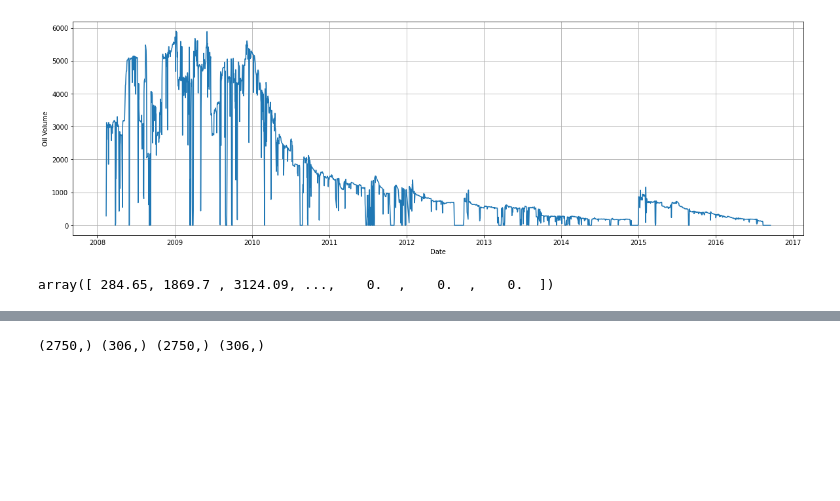
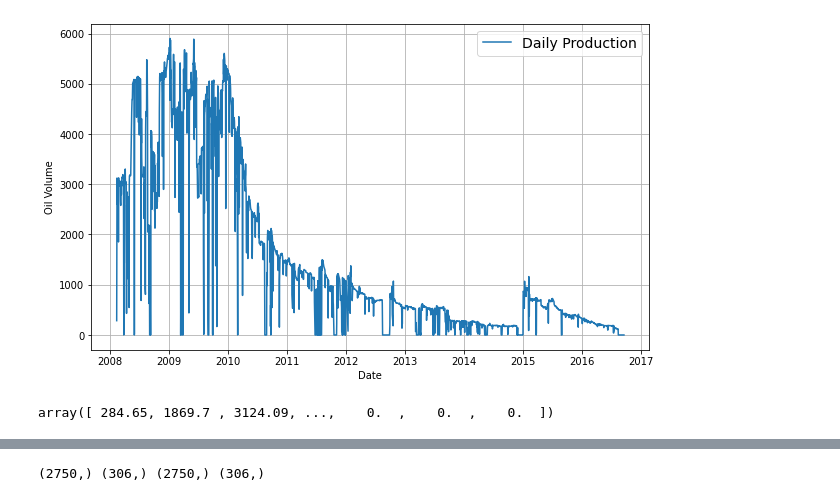
Before and after one commit to topefolorunso/NN-Based-Oil-Prediction-Model-w-Time-Series-Forecasting, a Jupyter notebook: 507_508/model.ipynb, the cells around one changed output, grey strips where cells are left out. Cells and saved outputs as stored; diff of their text form; code cells hidden in the pictures; blank space fills up the shorter version.

```diff
--- a/507_508/model.ipynb
+++ b/507_508/model.ipynb
@@ -71,12 +62,13 @@ class ResetStatesCallback(Callback):
     self.model.reset_states()
 # %%
 oil_data = df.BORE_OIL_VOL.to_numpy()
+oil_cum = np.cumsum(oil_data)
 
-plt.figure(figsize=(20, 6))
-plot_series(date, oil_data)
+plt.figure(figsize=(10, 6))
+plot_series(date, oil_data, label="Daily Production")
 plt.show()
 
 oil_data
 # %% [output]
-[figure, old version]
+[figure, new version]
 array([ 284.65, 1869.7 , 3124.09, ...,    0.  ,    0.  ,    0.  ])
```
Also changed, not shown: parts of 31 cells of this notebook.
